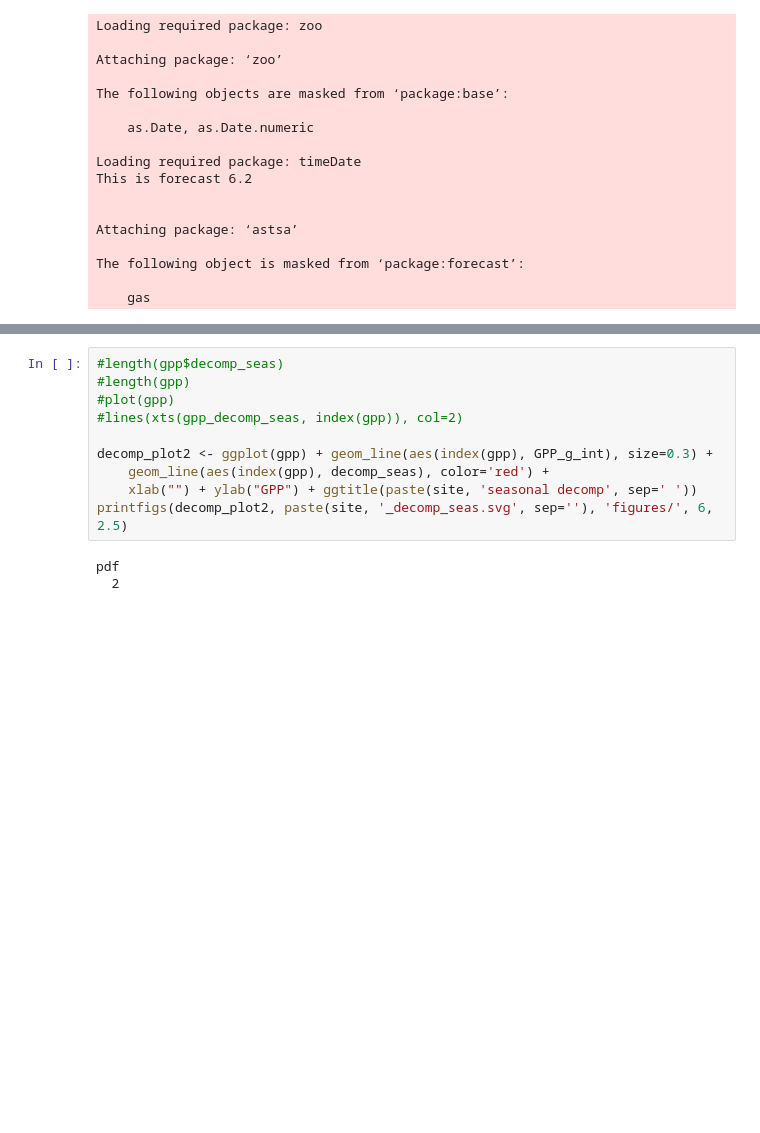
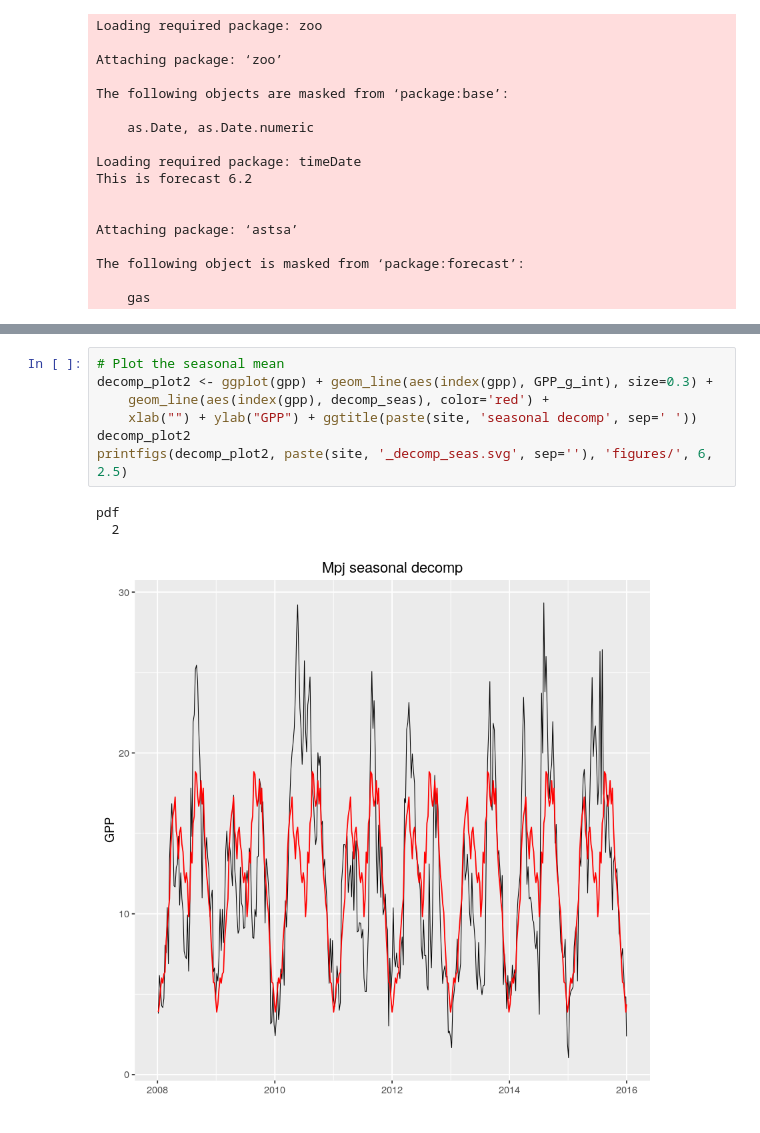
Before and after one commit to gremau/NMEG_seasonality, a Jupyter notebook: TS_models_GPP.ipynb, the cells around one changed output, grey strips where cells are left out. Saved outputs shown, nothing was run; the diff lists cells and outputs as text; blank space fills up the shorter version.

```diff
--- a/TS_models_GPP.ipynb
+++ b/TS_models_GPP.ipynb
@@ -88,17 +80,15 @@ pdf
 [figure]
 # %%
-#length(gpp$decomp_seas)
-#length(gpp)
-#plot(gpp)
-#lines(xts(gpp_decomp_seas, index(gpp)), col=2)
-
+# Plot the seasonal mean
 decomp_plot2 <- ggplot(gpp) + geom_line(aes(index(gpp), GPP_g_int), size=0.3) +
     geom_line(aes(index(gpp), decomp_seas), color='red') +
     xlab("") + ylab("GPP") + ggtitle(paste(site, 'seasonal decomp', sep=' '))
+decomp_plot2
 printfigs(decomp_plot2, paste(site, '_decomp_seas.svg', sep=''), 'figures/', 6, 2.5)
 # %% [output]
 pdf
   2
+[figure, added]
 # %%
 # Then Holt-Winters exponential smoothing
 gpp_HW <- HoltWinters(gpp$GPP_g_int)
```
Also changed, not shown: parts of 13 cells of this notebook.
